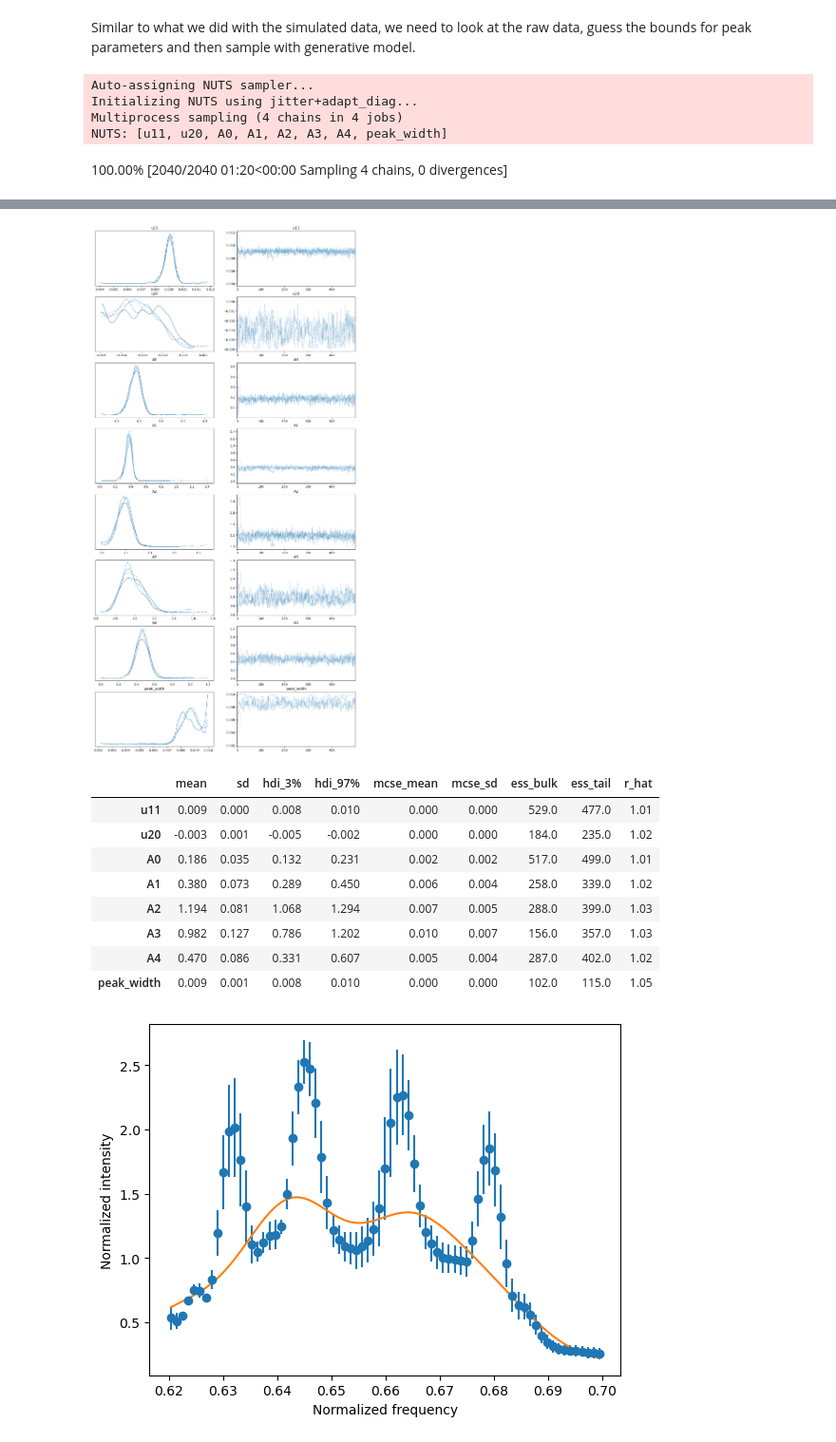
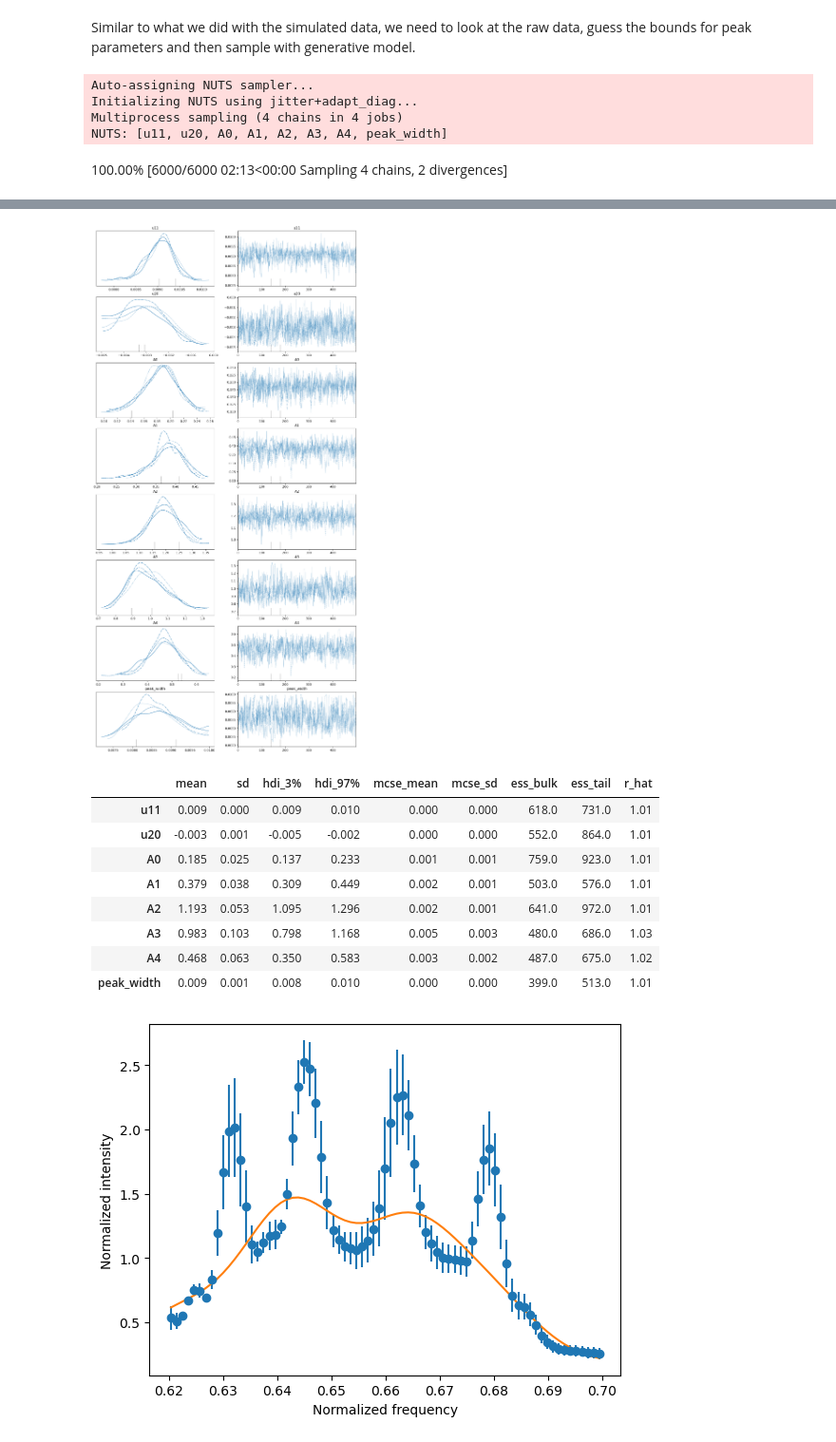
Before and after one commit to phys201/Hamiltonian-photonic-crystal, a Jupyter notebook: Documentation.ipynb, the cells around one changed output, grey strips where cells are left out. Shown at 95% size. Drawn from its saved outputs; the diff is of its cells as text; code cells hidden in the pictures.

Commit message:
Vinny's edits
During Friday's OH Vinny gave some suggestions to the current state of the code.

```diff
--- a/Documentation.ipynb
+++ b/Documentation.ipynb
@@ -56,7 +56,7 @@ import pytensor
 
 from photonic_hamiltonian.inference import io_data
 #load an example data file, data courtersy: Fan Du
-real_data = io_data.load_data('photonic_hamiltonian\data\expdata_singleKspectrum.nc')
+real_data = io_data.load_data('photonic_hamiltonian/data/expdata_singleKspectrum.nc')
 # %% [markdown]
 We can plot this data to visualize how the four peaks look like in a real measurement
 # %%
@@ -133,7 +133,7 @@ simu_prior_bounds = {'u11':[0.003, 0.01], 'u20':[-0.001, 0.001], 'A0':[0, 1.2],
 simu_ham_model = Model.Hamiltonian_model(simu_data, simu_prior_bounds)
 # %%
 with simu_ham_model:
-    simu_idata = pm.sample(500, tune=10)
+    simu_idata = pm.sample(500) # VINNY's EDITS: delete tune =10 because that value is too small.
 
 az.plot_trace(simu_idata, figsize=(15,30));
 # %% [output]
@@ -183,7 +191,7 @@ prior_bounds = {'u11':[0.003, 0.02], 'u20':[-0.005, 0.005], 'A0':[0, 2.5], 'A1':
 ham_model = Model.Hamiltonian_model(real_data, prior_bounds)
 # %%
 with ham_model:
-    idata = pm.sample(500, tune=10)
+    idata = pm.sample(500) # VINNY's EDITS: delete tune =10 because that value is too small.
 
 az.plot_trace(idata, figsize=(15,30));
 # %% [output]
@@ -191,4 +199,4 @@ Auto-assigning NUTS sampler...
 Initializing NUTS using jitter+adapt_diag...
 Multiprocess sampling (4 chains in 4 jobs)
 NUTS: [u11, u20, A0, A1, A2, A3, A4, peak_width]
-100.00% [2040/2040 01:20<00:00 Sampling 4 chains, 0 divergences]
+100.00% [6000/6000 02:13<00:00 Sampling 4 chains, 2 divergences]
@@ -196,18 +204,18 @@ Sampling 4 chains for 10 tune and 500 draw iterations (40 + 2_000 draws total) t
-[figure, old version]
+[figure, new version]
 # %%
 #summary the fitting results
 summary = az.summary(idata)
 display(summary)
 # %% [output]
 |  | mean | sd | hdi_3% | hdi_97% | mcse_mean | mcse_sd | ess_bulk | ess_tail | r_hat |
-| u11 | 0.009 | 0.000 | 0.008 | 0.010 | 0.000 | 0.000 | 529.0 | 477.0 | 1.01 |
-| u20 | -0.003 | 0.001 | -0.005 | -0.002 | 0.000 | 0.000 | 184.0 | 235.0 | 1.02 |
-| A0 | 0.186 | 0.035 | 0.132 | 0.231 | 0.002 | 0.002 | 517.0 | 499.0 | 1.01 |
-| A1 | 0.380 | 0.073 | 0.289 | 0.450 | 0.006 | 0.004 | 258.0 | 339.0 | 1.02 |
-| A2 | 1.194 | 0.081 | 1.068 | 1.294 | 0.007 | 0.005 | 288.0 | 399.0 | 1.03 |
-| A3 | 0.982 | 0.127 | 0.786 | 1.202 | 0.010 | 0.007 | 156.0 | 357.0 | 1.03 |
-| A4 | 0.470 | 0.086 | 0.331 | 0.607 | 0.005 | 0.004 | 287.0 | 402.0 | 1.02 |
-| peak_width | 0.009 | 0.001 | 0.008 | 0.010 | 0.000 | 0.000 | 102.0 | 115.0 | 1.05 |
+| u11 | 0.009 | 0.000 | 0.009 | 0.010 | 0.000 | 0.000 | 618.0 | 731.0 | 1.01 |
+| u20 | -0.003 | 0.001 | -0.005 | -0.002 | 0.000 | 0.000 | 552.0 | 864.0 | 1.01 |
+| A0 | 0.185 | 0.025 | 0.137 | 0.233 | 0.001 | 0.001 | 759.0 | 923.0 | 1.01 |
+| A1 | 0.379 | 0.038 | 0.309 | 0.449 | 0.002 | 0.001 | 503.0 | 576.0 | 1.01 |
+| A2 | 1.193 | 0.053 | 1.095 | 1.296 | 0.002 | 0.001 | 641.0 | 972.0 | 1.01 |
+| A3 | 0.983 | 0.103 | 0.798 | 1.168 | 0.005 | 0.003 | 480.0 | 686.0 | 1.03 |
+| A4 | 0.468 | 0.063 | 0.350 | 0.583 | 0.003 | 0.002 | 487.0 | 675.0 | 1.02 |
+| peak_width | 0.009 | 0.001 | 0.008 | 0.010 | 0.000 | 0.000 | 399.0 | 513.0 | 1.01 |
 # %%
 #plot data with the fitting curve
 u11, u20, A0, A1, A2, A3, A4, sigma_L = summary['mean'].values
```
Also changed, not shown: parts of 6 cells of this notebook, 1 other file.
